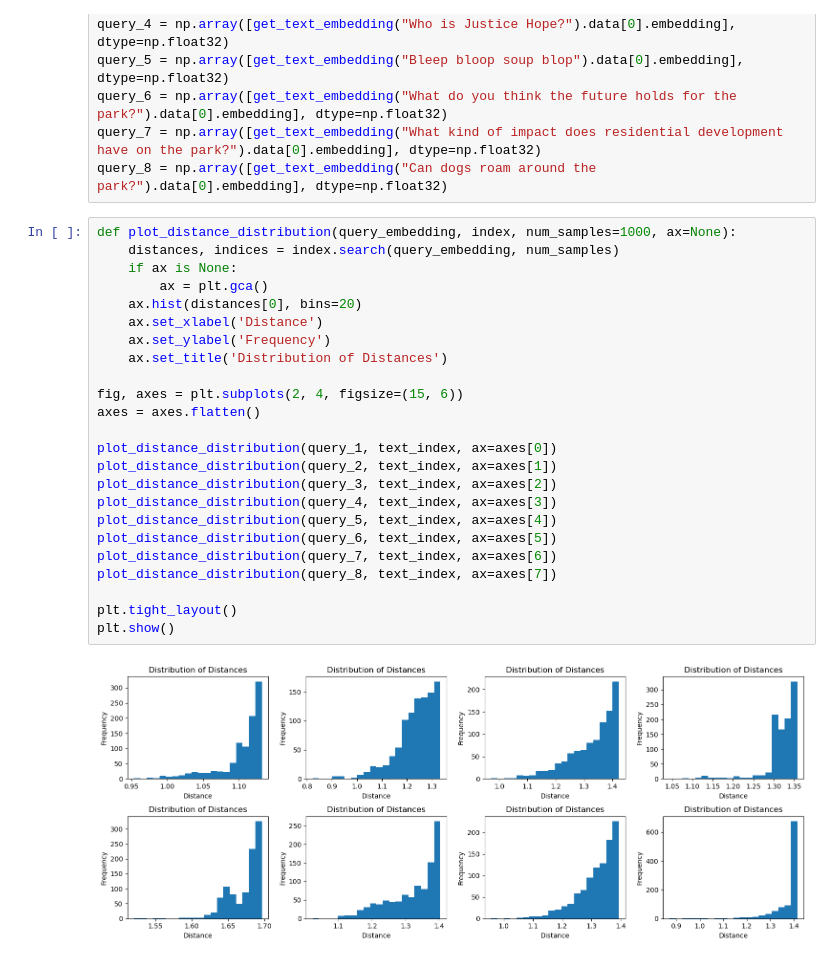
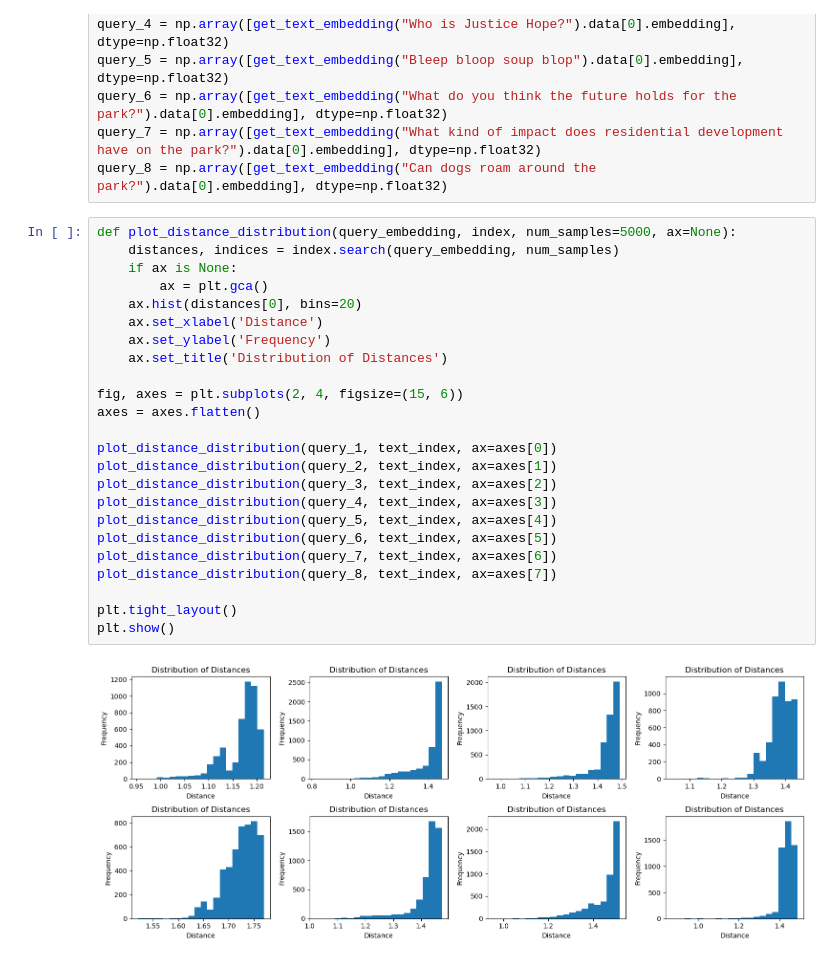
Before and after one commit to mattconleyevans/SOCY3001, a Jupyter notebook: Project/DataProcessing.ipynb, the cells around one changed output. Saved outputs shown, nothing was run; the diff lists cells and outputs as text.

```diff
--- a/Project/DataProcessing.ipynb
+++ b/Project/DataProcessing.ipynb
@@ -606,28 +606,28 @@ query_6 = np.array([get_text_embedding("What do you think the future holds for t
 query_7 = np.array([get_text_embedding("What kind of impact does residential development have on the park?").data[0].embedding], dtype=np.float32)
 query_8 = np.array([get_text_embedding("Can dogs roam around the park?").data[0].embedding], dtype=np.float32)
 # %%
-def plot_distance_distribution(query_embedding, index, num_samples=1000, ax=None):
+def plot_distance_distribution(query_embedding, index, num_samples=5000, ax=None):
     distances, indices = index.search(query_embedding, num_samples)
     if ax is None:
         ax = plt.gca()
     ax.hist(distances[0], bins=20)
     ax.set_xlabel('Distance')
     ax.set_ylabel('Frequency')
     ax.set_title('Distribution of Distances')
 
 fig, axes = plt.subplots(2, 4, figsize=(15, 6))
 axes = axes.flatten()
 
 plot_distance_distribution(query_1, text_index, ax=axes[0])
 plot_distance_distribution(query_2, text_index, ax=axes[1])
 plot_distance_distribution(query_3, text_index, ax=axes[2])
 plot_distance_distribution(query_4, text_index, ax=axes[3])
 plot_distance_distribution(query_5, text_index, ax=axes[4])
 plot_distance_distribution(query_6, text_index, ax=axes[5])
 plot_distance_distribution(query_7, text_index, ax=axes[6])
 plot_distance_distribution(query_8, text_index, ax=axes[7])
 
 plt.tight_layout()
 plt.show()
 # %% [output]
-[figure, old version]
+[figure, new version]
```
Also changed, not shown: parts of 4 cells of this notebook.
